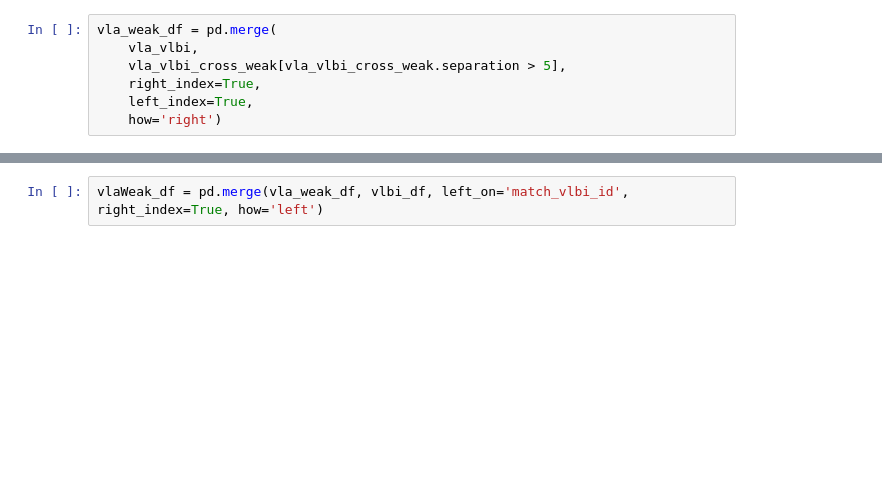
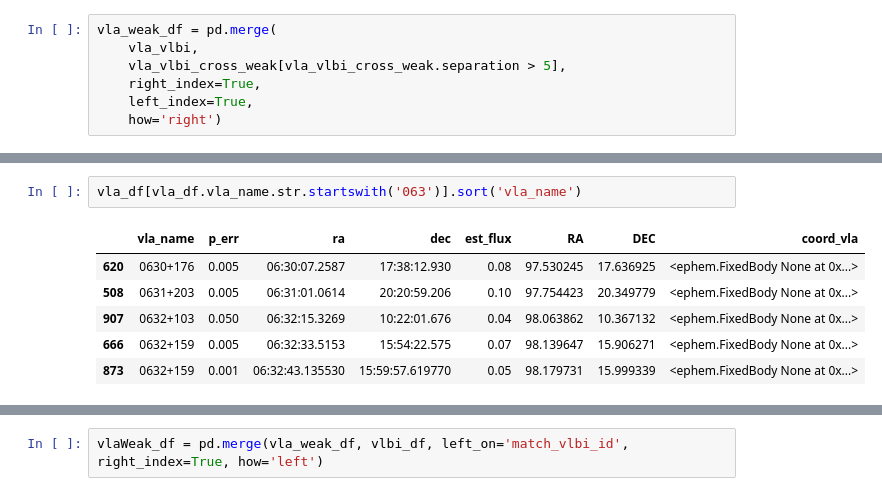
Before and after one commit to itoledoc/calscripts, a Jupyter notebook: database maintenance.ipynb, the cells around one changed output, grey strips where cells are left out. Cells and saved outputs as stored; diff of their text form; blank space fills up the shorter version.

```diff
--- a/database maintenance.ipynb
+++ b/database maintenance.ipynb
@@ -389,0 +469,9 @@ plot(vla_weak_df.RA, vla_weak_df.DEC, 'k.')
+# %%
+vla_df[vla_df.vla_name.str.startswith('063')].sort('vla_name')
+# %% [output]
+|  | vla_name | p_err | ra | dec | est_flux | RA | DEC | coord_vla |
+| 620 | 0630+176 | 0.005 | 06:30:07.2587 | 17:38:12.930 | 0.08 | 97.530245 | 17.636925 | <ephem.FixedBody None at 0x...> |
+| 508 | 0631+203 | 0.005 | 06:31:01.0614 | 20:20:59.206 | 0.10 | 97.754423 | 20.349779 | <ephem.FixedBody None at 0x...> |
+| 907 | 0632+103 | 0.050 | 06:32:15.3269 | 10:22:01.676 | 0.04 | 98.063862 | 10.367132 | <ephem.FixedBody None at 0x...> |
+| 666 | 0632+159 | 0.005 | 06:32:33.5153 | 15:54:22.575 | 0.07 | 98.139647 | 15.906271 | <ephem.FixedBody None at 0x...> |
+| 873 | 0632+159 | 0.001 | 06:32:43.135530 | 15:59:57.619770 | 0.05 | 98.179731 | 15.999339 | <ephem.FixedBody None at 0x...> |
```
Also changed, not shown: parts of 36 cells of this notebook, 2 other files.
